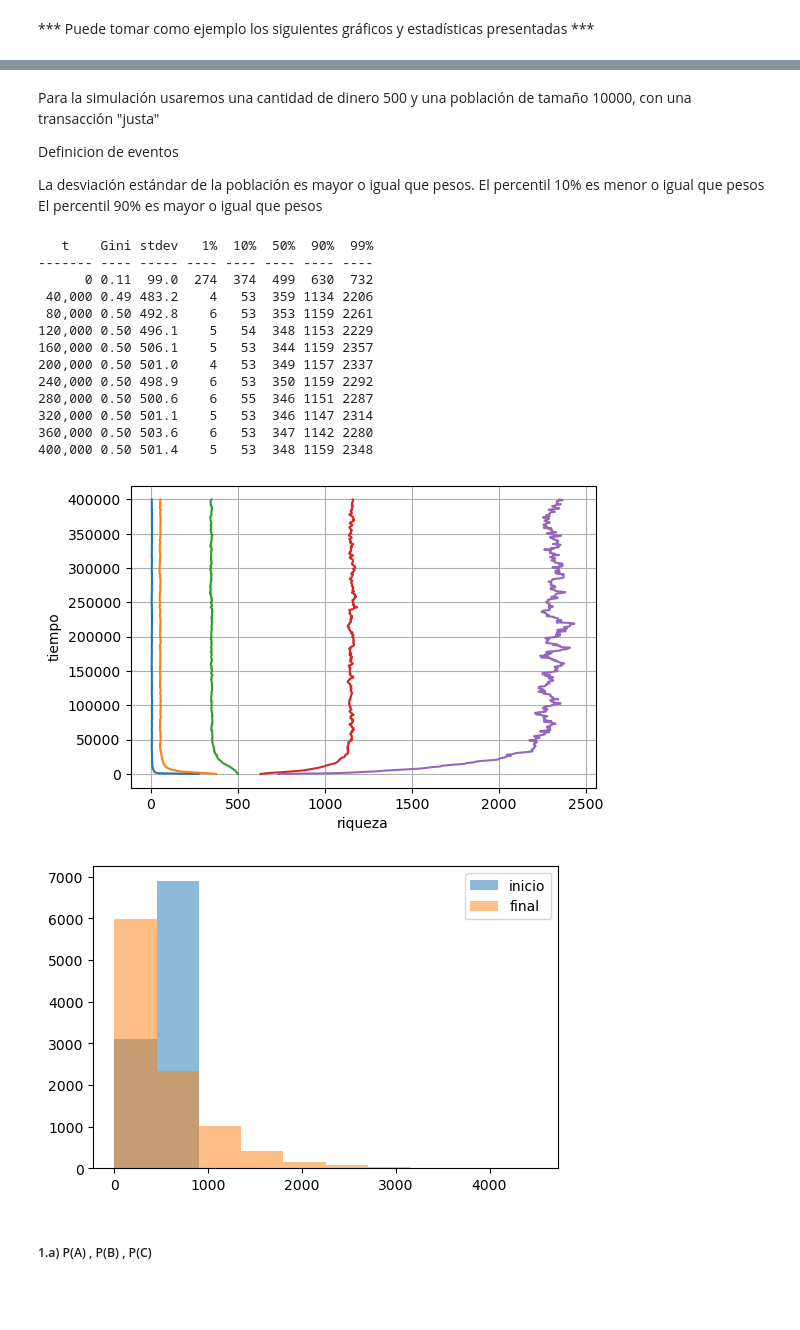
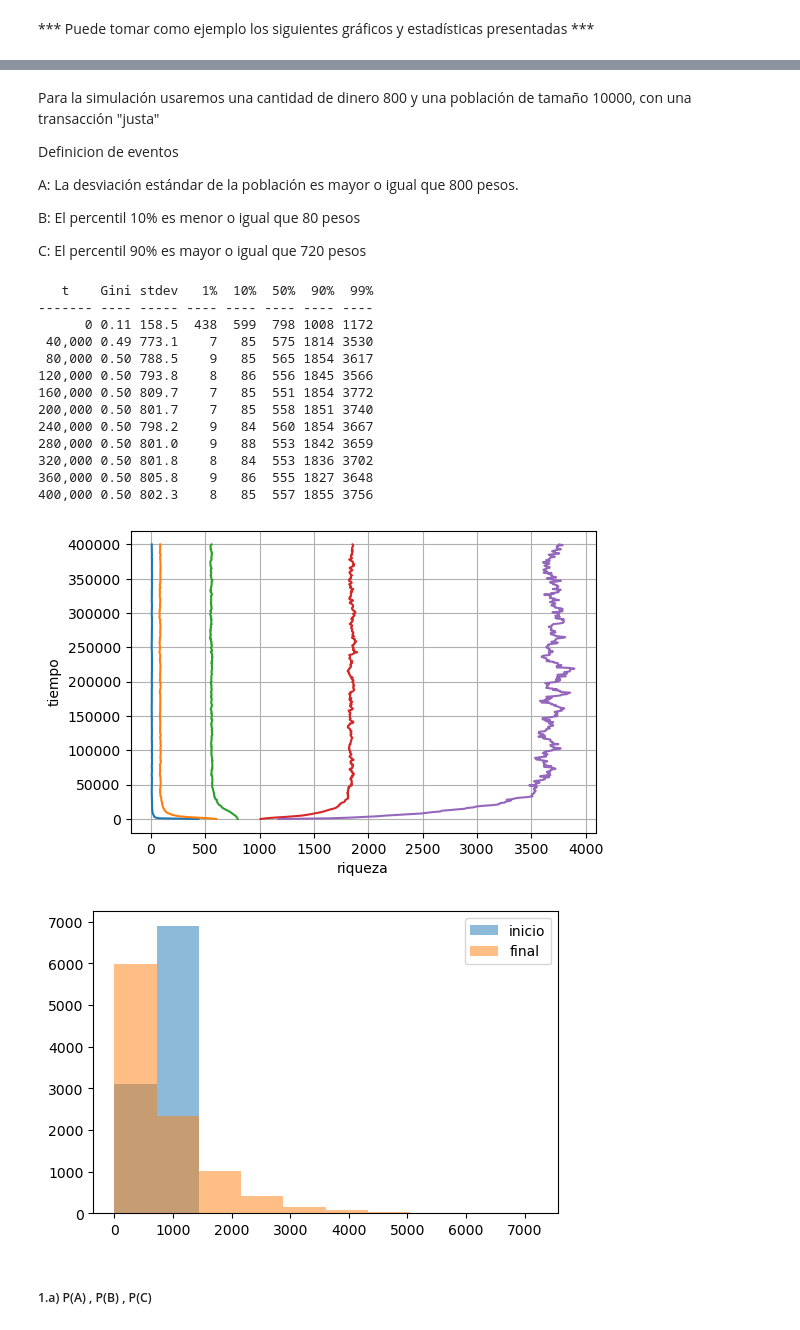
Before and after one commit to SLaraB/Simulaci-n-II-2022, a Jupyter notebook: ProyectoUnidad1.ipynb, the cells around one changed output, grey strips where cells are left out. Cells and saved outputs as stored; diff of their text form; code cells hidden in the pictures; blank space fills up the shorter version.

```diff
--- a/ProyectoUnidad1.ipynb
+++ b/ProyectoUnidad1.ipynb
@@ -176,7 +176,7 @@ def show(dinerop, k=40, percentiles=(1, 10, 50, 90, 99), **kwargs):
     plt.show()
 # %%
 N  = 5000 # Tamaño de la población
-MU = 100. # Dinero medio en la población
+MU = 1000 # Dinero medio en la población
 
 dinerop = [random.gauss(mu=MU, sigma=MU/5) for actor in range(N)]
 
@@ -246,37 +239,39 @@ def show2(dinerop, k=40, percentiles=(1, 10, 50, 90, 99), **kwargs):
     ##returns
     return g, sd, p10, p90
 # %% [markdown]
-Para la simulación usaremos una cantidad de dinero 500 y una población de tamaño 10000, con una transacción "justa"
+Para la simulación usaremos una cantidad de dinero 800 y una población de tamaño 10000, con una transacción "justa"
 
 Definicion de eventos
 
-La desviación estándar de la población es mayor o igual que  pesos.
-El percentil 10% es menor o igual que  pesos
-El percentil 90% es mayor o igual que  pesos
+A: La desviación estándar de la población es mayor o igual que 800 pesos.
+
+B: El percentil 10% es menor o igual que 80 pesos
+
+C: El percentil 90% es mayor o igual que 720 pesos
 # %%
 N  = 10000 # Tamaño de la población
-MU = 500. # Dinero medio en la población
+MU = 800 # Dinero medio en la población
 
 random.seed(14)
 dinerop = [random.gauss(mu=MU, sigma=MU/5) for actor in range(N)]
 
 g, sd, p10, p90 = show2(dinerop)
 # %% [output]
    t    Gini stdev   1%  10%  50%  90%  99%
 ------- ---- ----- ---- ---- ---- ---- ----
-      0 0.11  99.0  274  374  499  630  732
- 40,000 0.49 483.2    4   53  359 1134 2206
- 80,000 0.50 492.8    6   53  353 1159 2261
-120,000 0.50 496.1    5   54  348 1153 2229
-160,000 0.50 506.1    5   53  344 1159 2357
-200,000 0.50 501.0    4   53  349 1157 2337
-240,000 0.50 498.9    6   53  350 1159 2292
-280,000 0.50 500.6    6   55  346 1151 2287
-320,000 0.50 501.1    5   53  346 1147 2314
-360,000 0.50 503.6    6   53  347 1142 2280
-400,000 0.50 501.4    5   53  348 1159 2348
+      0 0.11 158.5  438  599  798 1008 1172
+ 40,000 0.49 773.1    7   85  575 1814 3530
+ 80,000 0.50 788.5    9   85  565 1854 3617
+120,000 0.50 793.8    8   86  556 1845 3566
+160,000 0.50 809.7    7   85  551 1854 3772
+200,000 0.50 801.7    7   85  558 1851 3740
+240,000 0.50 798.2    9   84  560 1854 3667
+280,000 0.50 801.0    9   88  553 1842 3659
+320,000 0.50 801.8    8   84  553 1836 3702
+360,000 0.50 805.8    9   86  555 1827 3648
+400,000 0.50 802.3    8   85  557 1855 3756
-[figure, old version]
+[figure, new version]
-[figure, old version]
+[figure, new version]
 # %% [markdown]
 ##### 1.a) P(A) , P(B) , P(C)
 # %%
```
Also changed, not shown: parts of 26 cells of this notebook.
